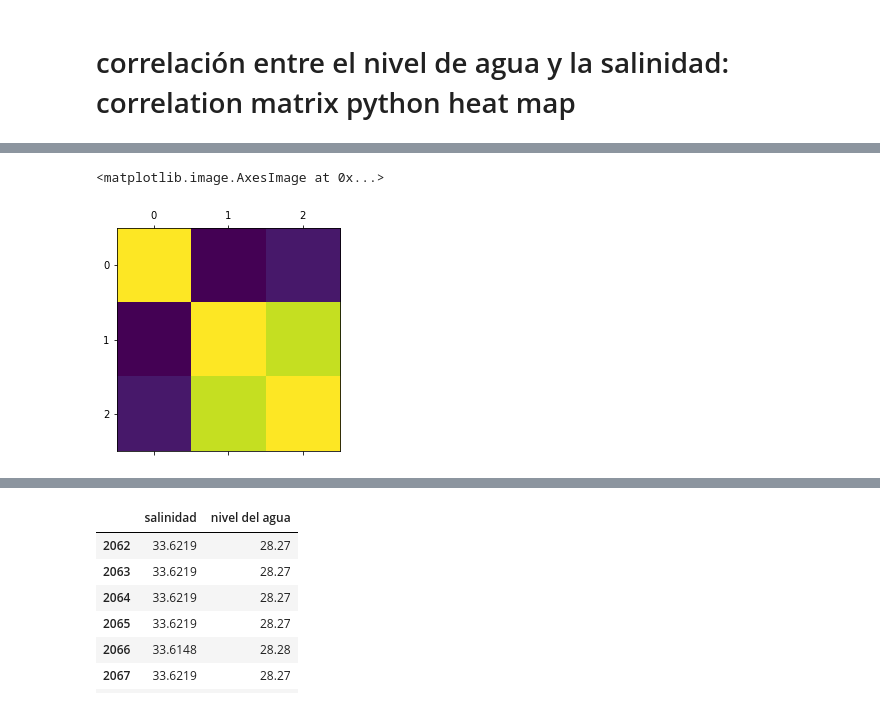
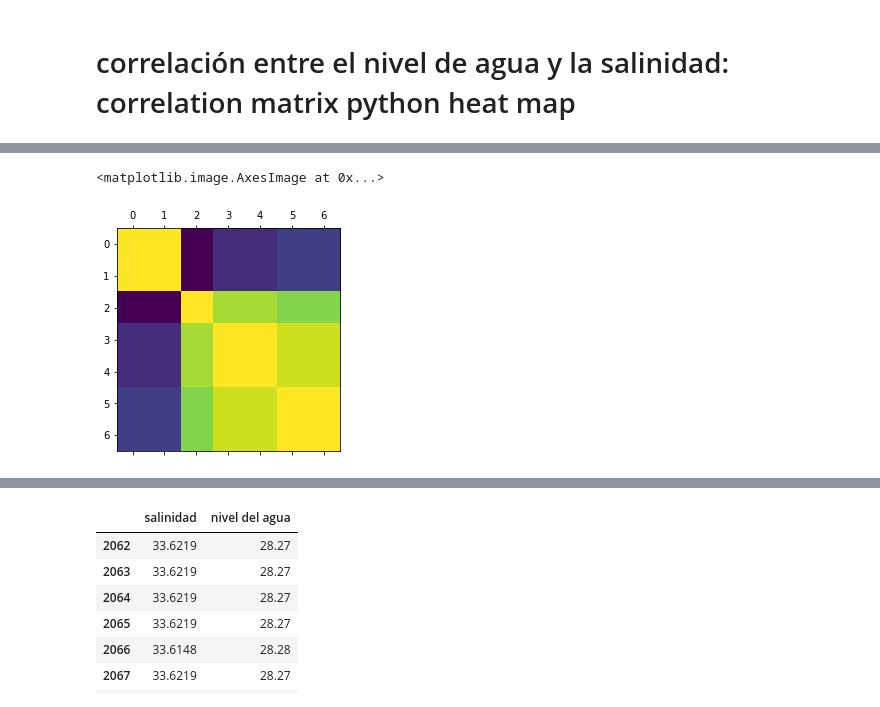
Before and after one commit to laloolea/computacional1, a Jupyter notebook: Actividad3/el Manglar El Sargento.ipynb, the cells around one changed output, grey strips where cells are left out. Cells and saved outputs as stored; diff of their text form; code cells hidden in the pictures.

```diff
--- a/Actividad3/el Manglar El Sargento.ipynb
+++ b/Actividad3/el Manglar El Sargento.ipynb
@@ -59,7 +59,7 @@ old.head()
 | 3 | 4 | 08/16/2018 13:15:00 | 104.239 | 28.655 | -0.352 |
 | 4 | 5 | 08/16/2018 13:30:00 | 104.255 | 28.655 | -0.350 |
 # %%
-salinidad.columns = ['#','Fecha','Low Ring','High Ring',
+salinidad.columns = ['#','Fecha','Conductividad baja','Conductividad baja',
                      'Temp','conductancia especifica, s/cm,',
                      'sal, ppt',]
 salinidad.head()
@@ -335,8 +335,15 @@ print(diacanal['Nivel'])
 2159    1.058
 Name: Nivel, Length: 94, dtype: float64
 # %%
- A = {'salinidad':diasal['sal, ppt'] , 'Nivel en la estacion':diaold['Nivel'],
-       'Nivel en el canal':diacanal['Nivel'] }
-Af = pd.DataFrame(data=A)
-Af
+ dia= {'salinidad':diasal['sal, ppt'] ,
+      'conductacia especifica':diasal['conductancia especifica, s/cm,'],
+      'Temp': diasal['Temp'],
+      'Nivel en la estacion':diaold['Nivel'],
+       'Temp de la estacion': diaold['Temp'],
+      'presion en la estacion':diaold['Presion'],
+      'Nivel en el canal':diacanal['Nivel'],
+       'Temp en el canal': diacanal['Temp'],
+      'presion en el canal':diacanal['Presion']}
+Dia = pd.DataFrame(data=dia)
+Dia
 # %% [output]
@@ -368,7 +381,7 @@ Af.corr()
 # %%
 import matplotlib.pyplot as plt
 
-plt.matshow(Af.corr())
+plt.matshow(Dia.corr())
 # %% [output]
 <matplotlib.image.AxesImage at 0x...>
-[figure, old version]
+[figure, new version]
```
Also changed, not shown: parts of 6 cells of this notebook.
